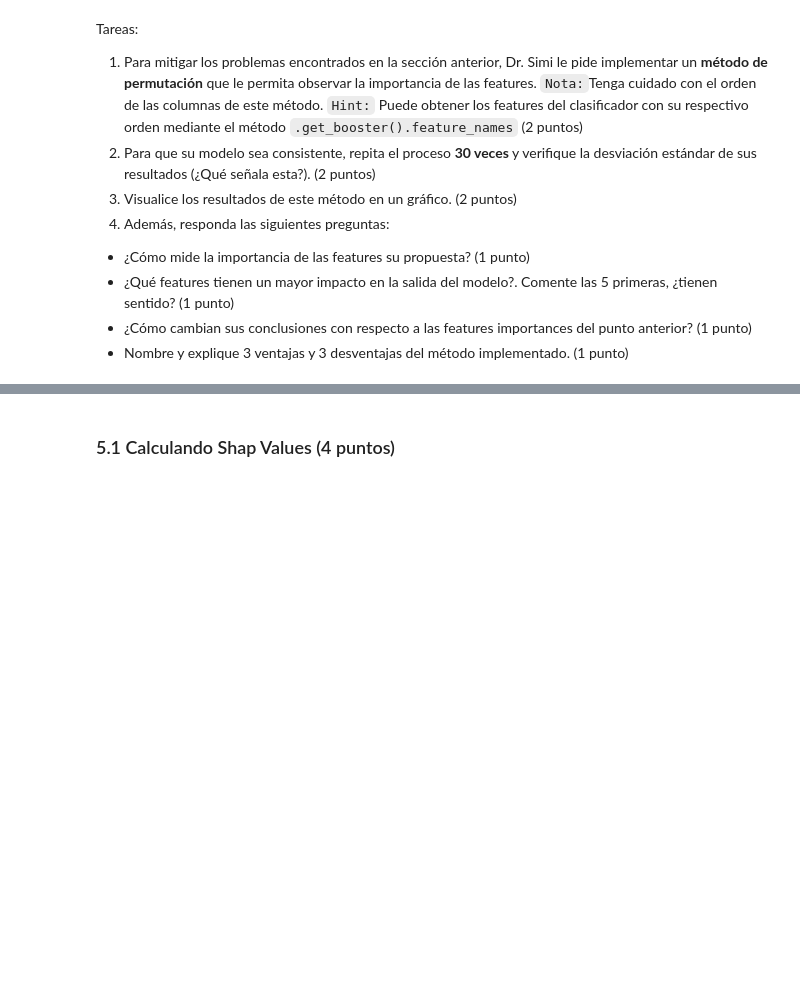
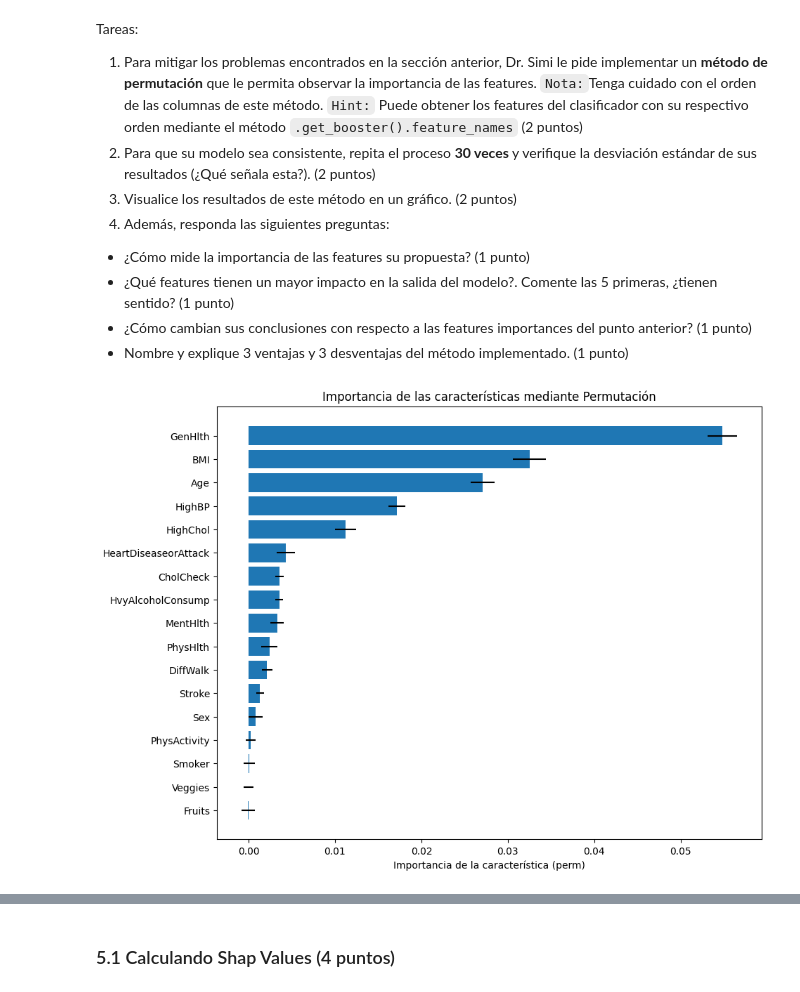
Before and after one commit to Qajirr/MDS7202-Labs, a Jupyter notebook: Lab 10 - Interpretabilidad/Laboratorio10_Enunciado.ipynb, the cells around one changed output, grey strips where cells are left out. Drawn from its saved outputs; the diff is of its cells as text; code cells hidden in the pictures; blank space fills up the shorter version.

```diff
--- a/Lab 10 - Interpretabilidad/Laboratorio10_Enunciado.ipynb
+++ b/Lab 10 - Interpretabilidad/Laboratorio10_Enunciado.ipynb
@@ -253,0 +252,29 @@ Tareas:
+# %%
+# Inserte su código aquí
+from sklearn.inspection import permutation_importance
+import numpy as np
+import matplotlib.pyplot as plt
+
+# Asegurar que el orden de las columnas sea el correcto para la permutación
+feature_names = xgb_model.get_booster().feature_names
+
+# Repetir el proceso 30 veces para calcular la importancia de las características y su desviación estándar
+n_repeats = 30
+results = permutation_importance(pipeline, X_transformed_test, y_test, n_repeats=n_repeats, random_state=42)
+
+# Almacenar la media y desviación estándar de la importancia de cada característica
+perm_importances_mean = results.importances_mean
+perm_importances_std = results.importances_std
+
+# Ordenar los resultados para una visualización clara
+sorted_idx = perm_importances_mean.argsort()
+
+# Gráfico de la importancia de características mediante permutación
+plt.figure(figsize=(10, 8))
+plt.barh(range(len(sorted_idx)), perm_importances_mean[sorted_idx], xerr=perm_importances_std[sorted_idx], align="center")
+plt.yticks(range(len(sorted_idx)), np.array(feature_names)[sorted_idx])
+plt.xlabel("Importancia de la característica (perm)")
+plt.title("Importancia de las características mediante Permutación")
+plt.show()
+# %% [output]
+[figure, added]
```
Also changed, not shown: parts of 21 cells of this notebook.
